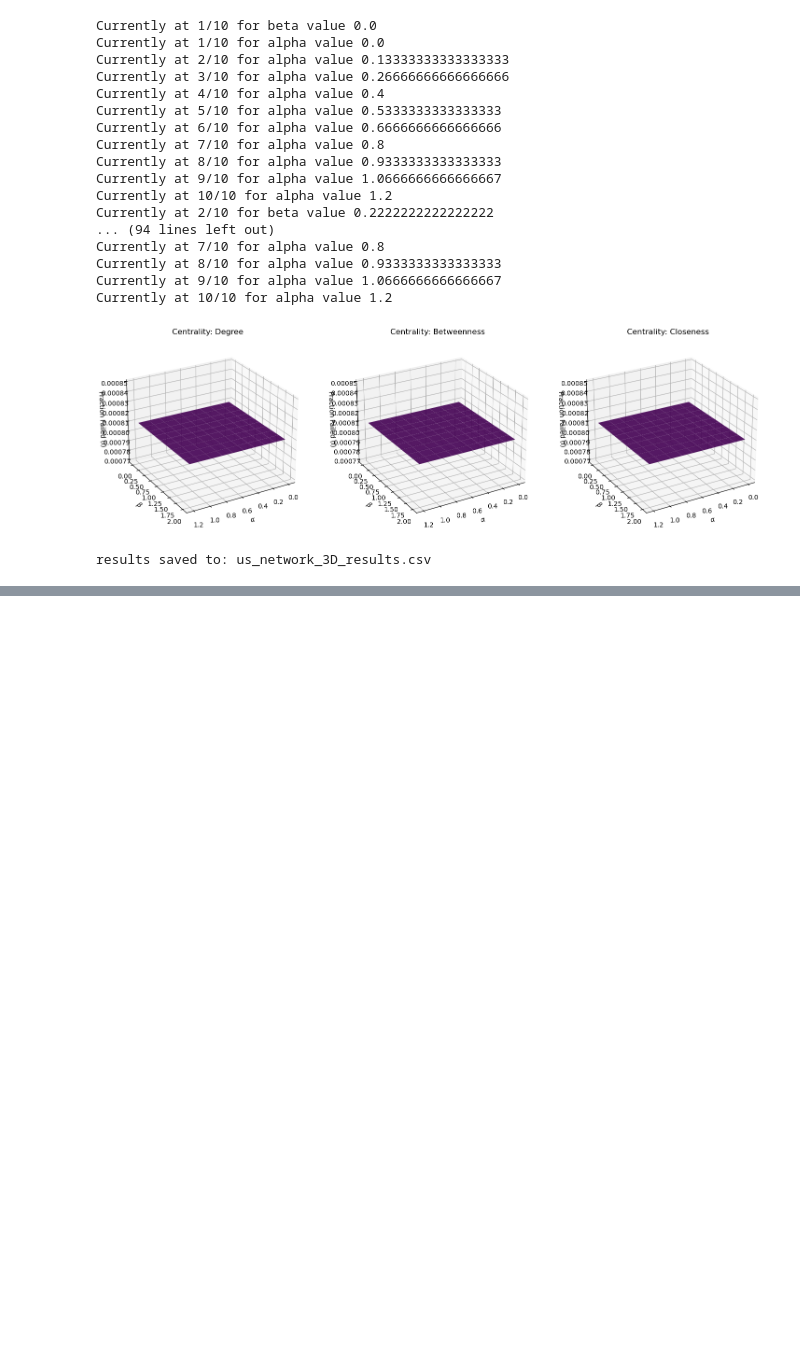
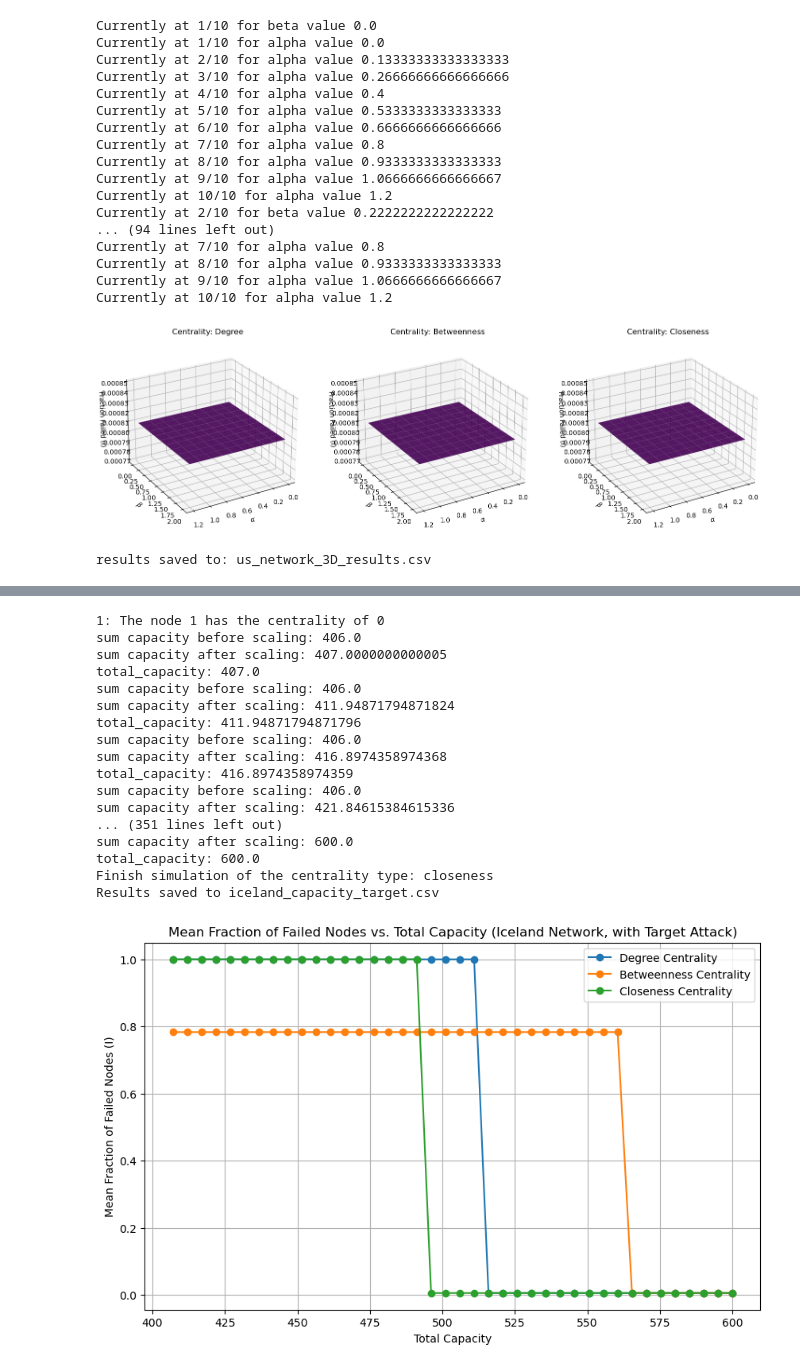
Before and after one commit to AymanStitou/ComplexSystemProject, a Jupyter notebook: prevention_mechanism_analysis.ipynb, the cells around one changed output, grey strips where cells are left out. Saved outputs shown, nothing was run; the diff lists cells and outputs as text; code cells hidden in the pictures; blank space fills up the shorter version.

```diff
--- a/prevention_mechanism_analysis.ipynb
+++ b/prevention_mechanism_analysis.ipynb
@@ -102,0 +136,23 @@ filepath = "data/graph_ml_files/iceland.graphml"
+# %%
+iceland_results = simulate_and_average_capacity(G2, centrality_types, capacity_list=iceland_capacity_list, target_attack=True)
+plot_attack_graphs(iceland_results, network_type="Iceland Network, with Target Attack", capacity_list=iceland_capacity_list, file_name="iceland_capacity_target")
+save_attack_results_to_csv(iceland_results, fr"iceland_capacity_target.csv", capacity_list=iceland_capacity_list)
+# %% [output]
+1: The node 1 has the centrality of 0
+sum capacity before scaling: 406.0
+sum capacity after scaling: 407.0000000000005
+total_capacity: 407.0
+sum capacity before scaling: 406.0
+sum capacity after scaling: 411.94871794871824
+total_capacity: 411.94871794871796
+sum capacity before scaling: 406.0
+sum capacity after scaling: 416.8974358974368
+total_capacity: 416.8974358974359
+sum capacity before scaling: 406.0
+sum capacity after scaling: 421.84615384615336
+... (351 lines left out)
+sum capacity after scaling: 600.0
+total_capacity: 600.0
+Finish simulation of the centrality type: closeness
+Results saved to iceland_capacity_target.csv
+[figure, added]
```
Also changed, not shown: parts of 6 cells of this notebook, 8 other files.
